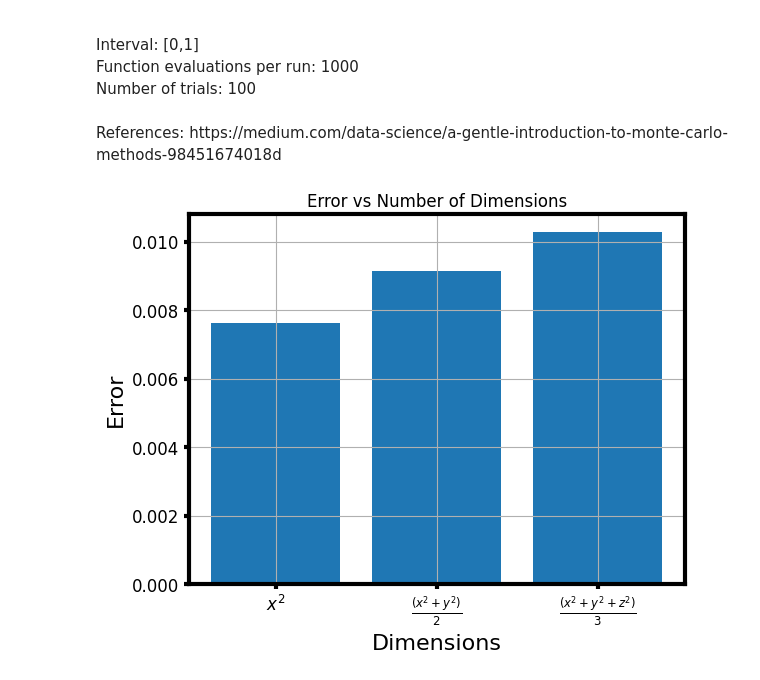
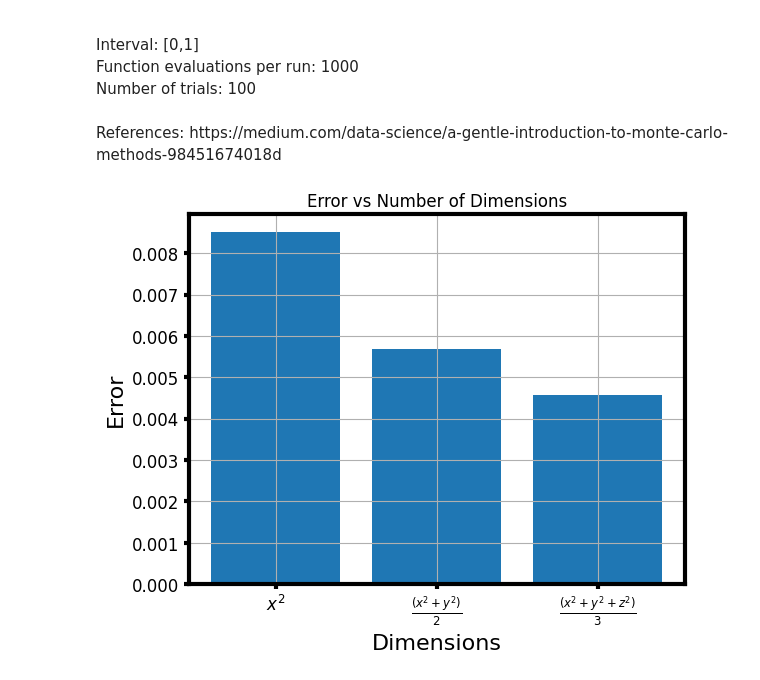
Before and after one commit to jayceeh8/me360_project, a Jupyter notebook: me360_project_combined.ipynb, the cells around one changed output. Drawn from its saved outputs; the diff is of its cells as text; code cells hidden in the pictures.

```diff
--- a/me360_project_combined.ipynb
+++ b/me360_project_combined.ipynb
@@ -289,32 +289,32 @@ Number of trials: 100
 <br>
 References: https://medium.com/data-science/a-gentle-introduction-to-monte-carlo-methods-98451674018d
 # %%
-def sum_squares(x):
-    return np.sum(np.power(x, 2), axis=1)
+def mean_squares(x):
+    return np.mean(np.power(x, 2), axis=1)
 # %%
 N = 1000
 num_trials = 100
 a = 0
 b = 1
 dims = [[1, 1/3],
-        [2, 2/3],
-        [3, 1]]
-error = []
+        [2, 1/3],
+        [3, 1/3]]
 avg_error = []
 
 for d, truth in dims:
+    error = []
     for i in range(num_trials):
-        error.append(abs(mci(sum_squares, a, b, N, d) - truth))
+        error.append(abs(mci(mean_squares, a, b, N, d) - truth))
     avg_error.append(np.mean(error))
 
 func_names = ["$x^{2}$", r'$\frac{(x^{2}+y^{2})}{2}$', r'$\frac{(x^{2}+y^{2}+z^{2})}{3}$']
 
 plt.rcParams['xtick.labelsize']=12     # change the tick label size for x axis
 plt.rcParams['ytick.labelsize']=12      # change the tick label size for x axis
 plt.bar(func_names, avg_error)
 plt.xlabel('Dimensions', fontsize=16)
 plt.ylabel('Error', fontsize=16)
 plt.title("Error vs Number of Dimensions")
 plt.grid()
 # %% [output]
-[figure, old version]
+[figure, new version]
```
Also changed, not shown: parts of 2 cells of this notebook.
